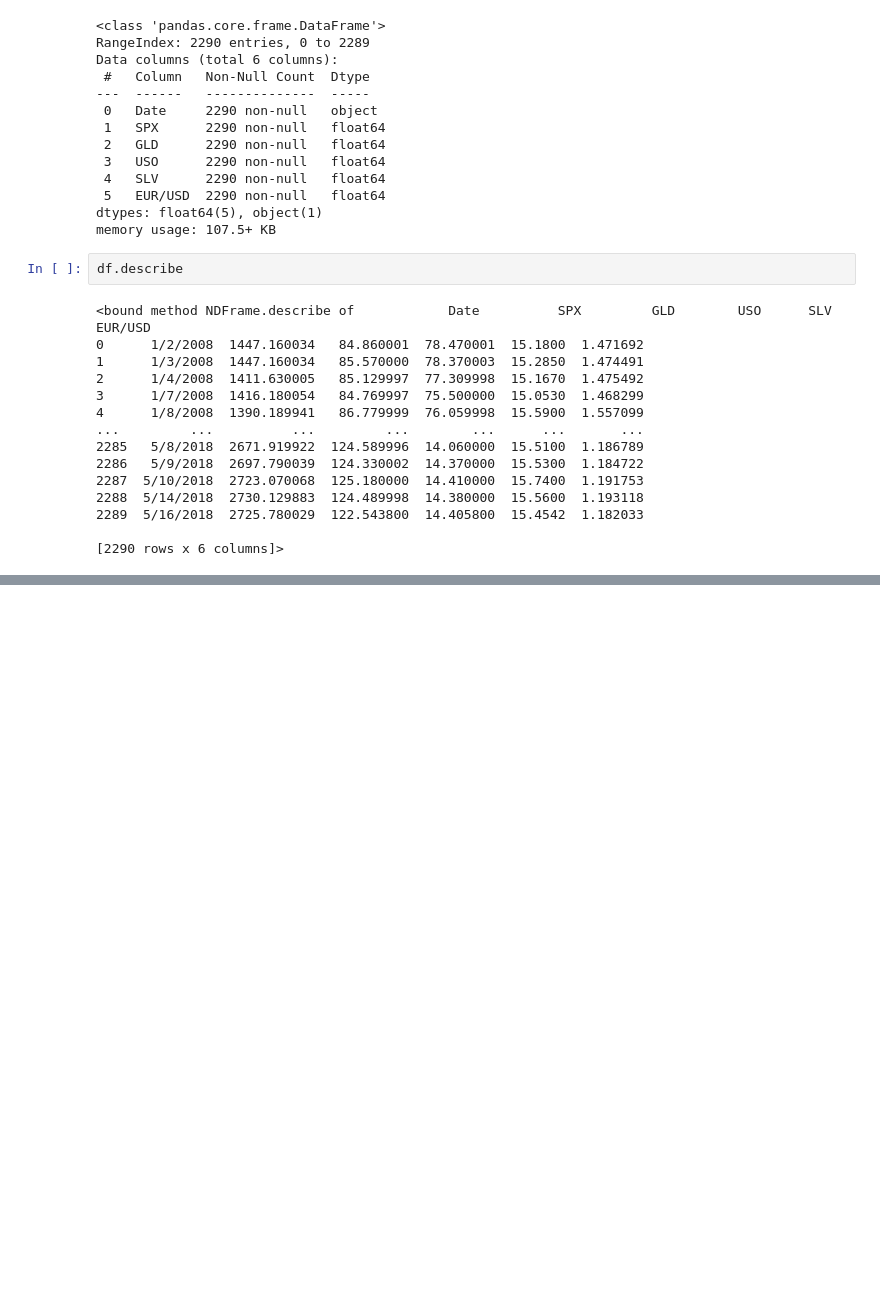
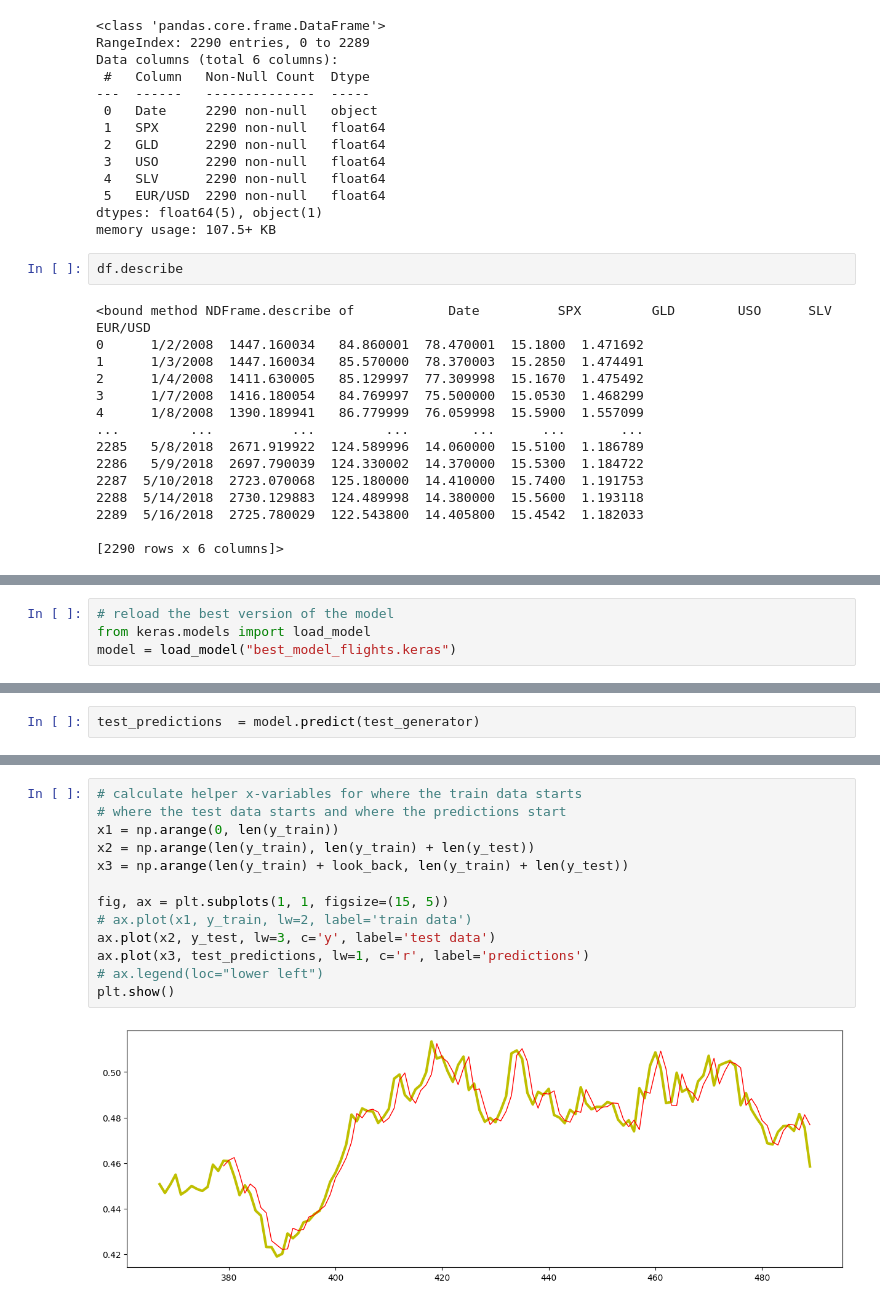
Before and after one commit to FabianZsolt/deeplearning, a Jupyter notebook: Assignments/Exercise project 4 – RNN - LSTM for time series forecasting/Exercise project 4 – RNN - LSTM for time series forecasting.ipynb, the cells around one changed output, grey strips where cells are left out. Cells and saved outputs as stored; diff of their text form; blank space fills up the shorter version.

```diff
--- a/Assignments/Exercise project 4 – RNN - LSTM for time series forecasting/Exercise project 4 – RNN - LSTM for time series forecasting.ipynb
+++ b/Assignments/Exercise project 4 – RNN - LSTM for time series forecasting/Exercise project 4 – RNN - LSTM for time series forecasting.ipynb
@@ -78,0 +218,4 @@ df
+# %%
+# reload the best version of the model
+from keras.models import load_model
+model = load_model("best_model_flights.keras")
@@ -78,0 +239,2 @@ df
+# %%
+test_predictions  = model.predict(test_generator)
@@ -78,0 +286,15 @@ df
+# %%
+# calculate helper x-variables for where the train data starts
+# where the test data starts and where the predictions start
+x1 = np.arange(0, len(y_train))
+x2 = np.arange(len(y_train), len(y_train) + len(y_test))
+x3 = np.arange(len(y_train) + look_back, len(y_train) + len(y_test))
+
+fig, ax = plt.subplots(1, 1, figsize=(15, 5))
+# ax.plot(x1, y_train, lw=2, label='train data')
+ax.plot(x2, y_test, lw=3, c='y', label='test data')
+ax.plot(x3, test_predictions, lw=1, c='r', label='predictions')
+# ax.legend(loc="lower left")
+plt.show()
+# %% [output]
+[figure, added]
```
Also changed, not shown: parts of 13 cells of this notebook, 1 other file.
